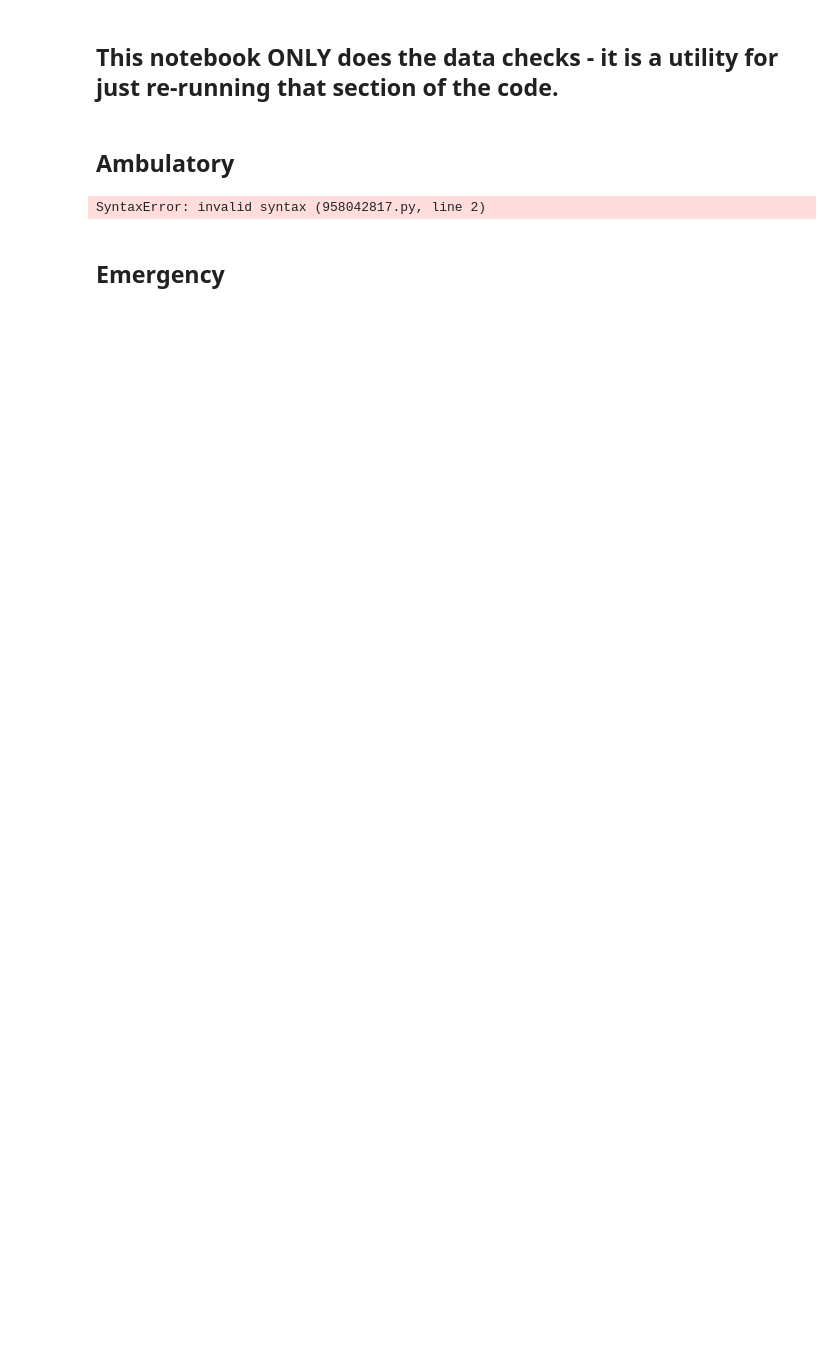
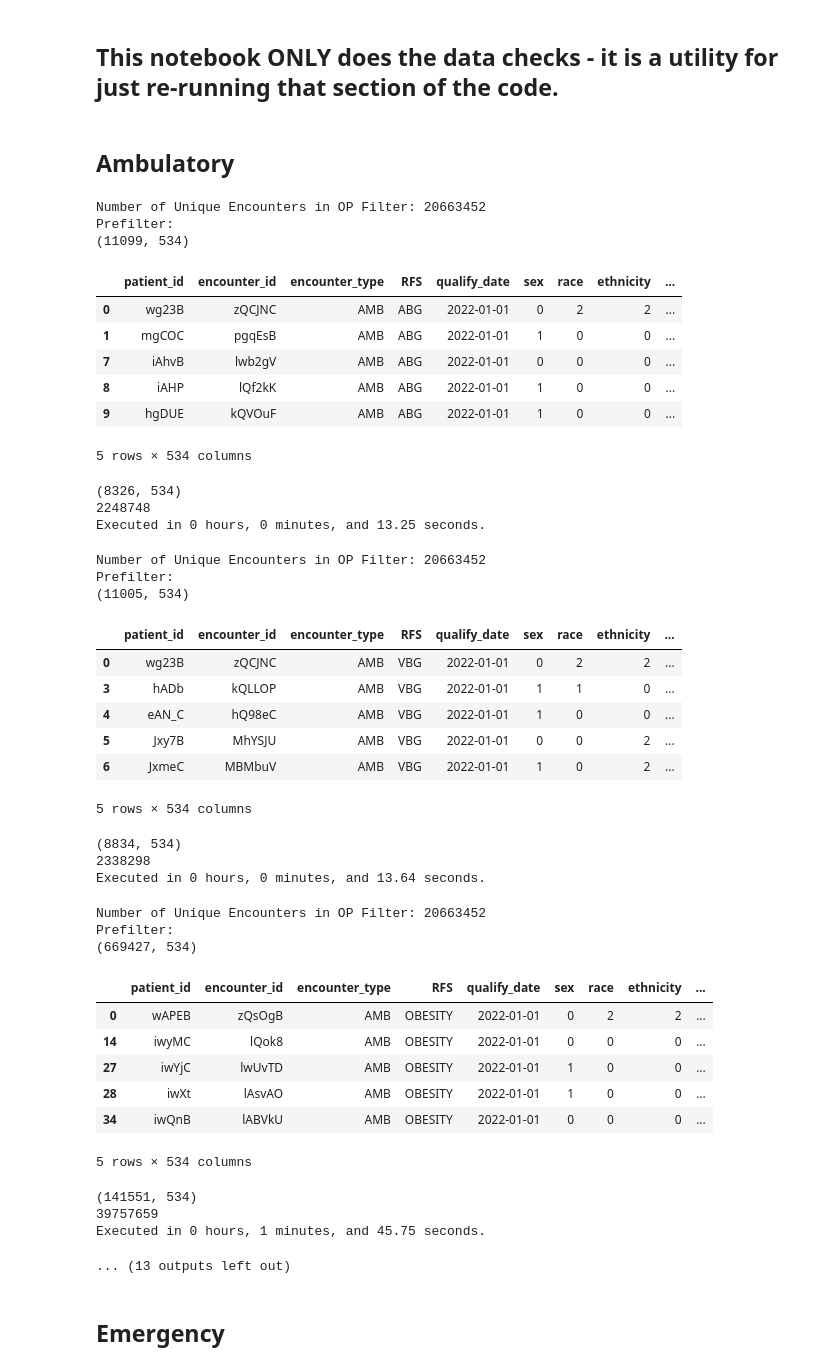
Before and after one commit to reblocke/trinetx-preprocessing, a Jupyter notebook: Hypercapnia Final Data Checks only.ipynb, the cells around one changed output. Drawn from its saved outputs; the diff is of its cells as text; code cells hidden in the pictures; blank space fills up the shorter version.

```diff
--- a/Hypercapnia Final Data Checks only.ipynb
+++ b/Hypercapnia Final Data Checks only.ipynb
@@ -34,15 +34,8 @@ for output_dir in output_dirs:
 # %%
 def data_check(output_dir, setting, rfs):
     start_time = time.time()
-    #RFS_ABG_ENC_AMB_BEFORE = pd.read_csv(os.path.join(working_dir[:-1], "output", output_dir, "RFS_"+rfs+"_ENC_"+setting+"_BEFORE.csv"))
-    chunk_size = 100000  # you can adjust the chunk size as needed
-    # Initialize an empty list to hold the data
-    data_chunks = []
-    # Read the file in chunks
-    for chunk in pd.read_csv(os.path.join(working_dir[:-1], "output", output_dir, "RFS_"+rfs+"_ENC_"+setting+"_BEFORE.csv", chunksize=chunk_size)):
-        data_chunks.append(chunk)
-    RFS_ABG_ENC_AMB_BEFORE = pd.concat(data_chunks, ignore_index=True)
-    del chunks
+    print(f"Executing {output_dir}, {setting}, and {rfs}.")
+    RFS_ABG_ENC_AMB_BEFORE = pd.read_csv(os.path.join(working_dir[:-1], "output", output_dir, "RFS_"+rfs+"_ENC_"+setting+"_BEFORE.csv"))
     # Filter out patients who did not pass the data quality check
     if setting == "AMB":
         new_OP_data_quality_check_FINAL_patients = list(pd.read_csv(os.path.join(working_dir[:-1], "data_checks", "amb_enc_screen.csv"))["encounter_id"])
@@ -78,15 +71,59 @@ def data_check(output_dir, setting, rfs):
 # %%
 #test
 
-data_check(output_dirs[0], settings[0], "PREDISPOSITION")
+data_check(output_dirs[0], settings[0], rfss[0])
+data_check(output_dirs[0], settings[0], rfss[1])
+data_check(output_dirs[0], settings[0], rfss[2])
+data_check(output_dirs[0], settings[0], rfss[3])
+data_check(output_dirs[0], settings[0], rfss[4])
+data_check(output_dirs[0], settings[0], rfss[5])
 
 """
 for rfs in rfss:
     print(f"Executing {output_dirs[0]}, {settings[0]}, and {rfs}.")
     data_check(output_dirs[0], settings[0], rfs)
 """
 # %% [output]
-SyntaxError: invalid syntax (958042817.py, line 2)
+Number of Unique Encounters in OP Filter: 20663452
+Prefilter:
+(11099, 534)
+|  | patient_id | encounter_id | encounter_type | RFS | qualify_date | sex | race | ethnicity | ... |
+| 0 | wg23B | zQCJNC | AMB | ABG | 2022-01-01 | 0 | 2 | 2 | ... |
+| 1 | mgCOC | pgqEsB | AMB | ABG | 2022-01-01 | 1 | 0 | 0 | ... |
+| 7 | iAhvB | lwb2gV | AMB | ABG | 2022-01-01 | 0 | 0 | 0 | ... |
+| 8 | iAHP | lQf2kK | AMB | ABG | 2022-01-01 | 1 | 0 | 0 | ... |
+| 9 | hgDUE | kQVOuF | AMB | ABG | 2022-01-01 | 1 | 0 | 0 | ... |
+5 rows × 534 columns
+(8326, 534)
+2248748
+Executed in 0 hours, 0 minutes, and 13.25 seconds.
+Number of Unique Encounters in OP Filter: 20663452
+Prefilter:
+(11005, 534)
+|  | patient_id | encounter_id | encounter_type | RFS | qualify_date | sex | race | ethnicity | ... |
+| 0 | wg23B | zQCJNC | AMB | VBG | 2022-01-01 | 0 | 2 | 2 | ... |
+| 3 | hADb | kQLLOP | AMB | VBG | 2022-01-01 | 1 | 1 | 0 | ... |
+| 4 | eAN_C | hQ98eC | AMB | VBG | 2022-01-01 | 1 | 0 | 0 | ... |
+| 5 | Jxy7B | MhYSJU | AMB | VBG | 2022-01-01 | 0 | 0 | 2 | ... |
+| 6 | JxmeC | MBMbuV | AMB | VBG | 2022-01-01 | 1 | 0 | 2 | ... |
+5 rows × 534 columns
+(8834, 534)
+2338298
+Executed in 0 hours, 0 minutes, and 13.64 seconds.
+Number of Unique Encounters in OP Filter: 20663452
+Prefilter:
+(669427, 534)
+|  | patient_id | encounter_id | encounter_type | RFS | qualify_date | sex | race | ethnicity | ... |
+| 0 | wAPEB | zQsOgB | AMB | OBESITY | 2022-01-01 | 0 | 2 | 2 | ... |
+| 14 | iwyMC | lQok8 | AMB | OBESITY | 2022-01-01 | 0 | 0 | 0 | ... |
+| 27 | iwYjC | lwUvTD | AMB | OBESITY | 2022-01-01 | 1 | 0 | 0 | ... |
+| 28 | iwXt | lAsvAO | AMB | OBESITY | 2022-01-01 | 1 | 0 | 0 | ... |
+| 34 | iwQnB | lABVkU | AMB | OBESITY | 2022-01-01 | 0 | 0 | 0 | ... |
+5 rows × 534 columns
+(141551, 534)
+39757659
+Executed in 0 hours, 1 minutes, and 45.75 seconds.
+... (13 outputs left out)
 # %% [markdown]
 ## Emergency
 # %%
```
Also changed, not shown: parts of 2 cells of this notebook, 1 other file.
